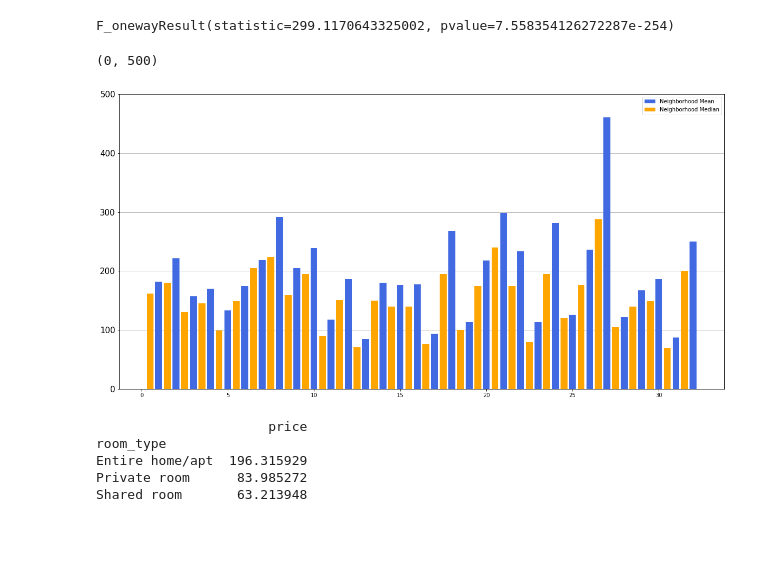
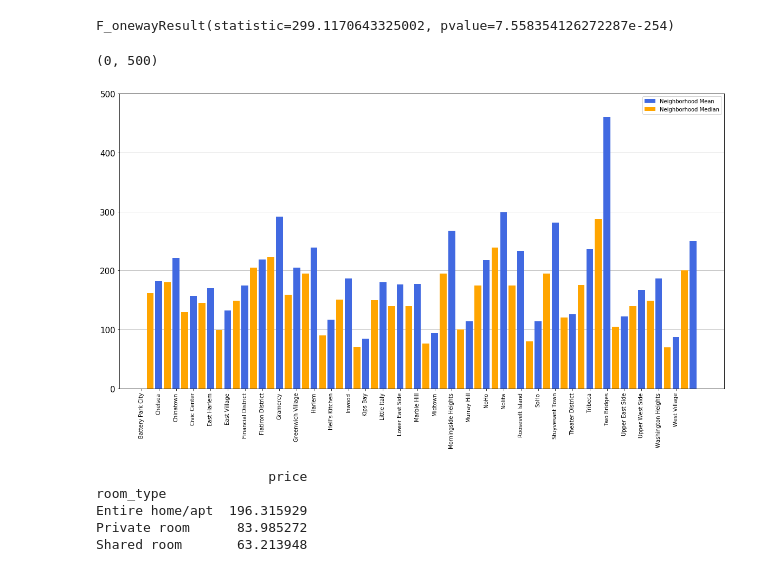
Before and after one commit to josephsy96/Project_1, a Jupyter notebook: Airbnb_Analysis.ipynb, the cells around one changed output. Drawn from its saved outputs; the diff is of its cells as text; code cells hidden in the pictures; blank space fills up the shorter version.

```diff
--- a/Airbnb_Analysis.ipynb
+++ b/Airbnb_Analysis.ipynb
@@ -85,31 +88,32 @@ manhattan = pd.DataFrame(nyc_df.loc[nyc_df['neighbourhood_group']=='Manhattan',:
 
 m_group = manhattan.groupby(['neighbourhood'])
 
-nmean = pd.DataFrame(m_group['price'].mean())
-nmean = nmean['price']
-nmedian = pd.DataFrame(m_group['price'].median())
-nmedian = nmedian['price']
+nmean = pd.DataFrame(m_group['price'].mean()).reset_index()
+nmean_p = nmean['price']
+nmedian = pd.DataFrame(m_group['price'].median()).reset_index()
+nmedian_p = nmedian['price']
 # %%
 #Bar chart to portray the average of prices in each neighborhood in Manhattan
 xpos= np.arange(len(nmean))
 
 
-
+#Plot the chart
 plt.figure(figsize=(20,10))
-plt.bar(xpos+1,nmean,label='Neighborhood Mean',width=0.4,color='royalblue',zorder=3);
-plt.bar(xpos+0.5,nmedian,label='Neighborhood Median',width=0.4,color='orange',zorder=3);
+plt.bar(xpos+1,nmean_p,label='Neighborhood Mean',width=0.4,color='royalblue',zorder=3);
+plt.bar(xpos+0.5,nmedian_p,label='Neighborhood Median',width=0.4,color='orange',zorder=3);
 plt.legend()
 plt.grid(axis='y')
+plt.xticks(xpos,nmean['neighbourhood'],rotation=90,ha='center')
 plt.yticks(size=15)
 plt.ylim(0,500)
 #print(round(nmean,2))
 #nmean.plot(kind='bar', figsize=(20,8),align='center')
 #nmedian.plot(kind='bar', figsize=(20,8),align='center')
 
 #plt.xticks(xpos,nmean)
 # %% [output]
 (0, 500)
-[figure, old version]
+[figure, new version]
 # %%
 #Groupby Room Types
 rm_type = nyc_df.groupby(['room_type'])
```
Also changed, not shown: parts of 7 cells of this notebook, 2 other files.
